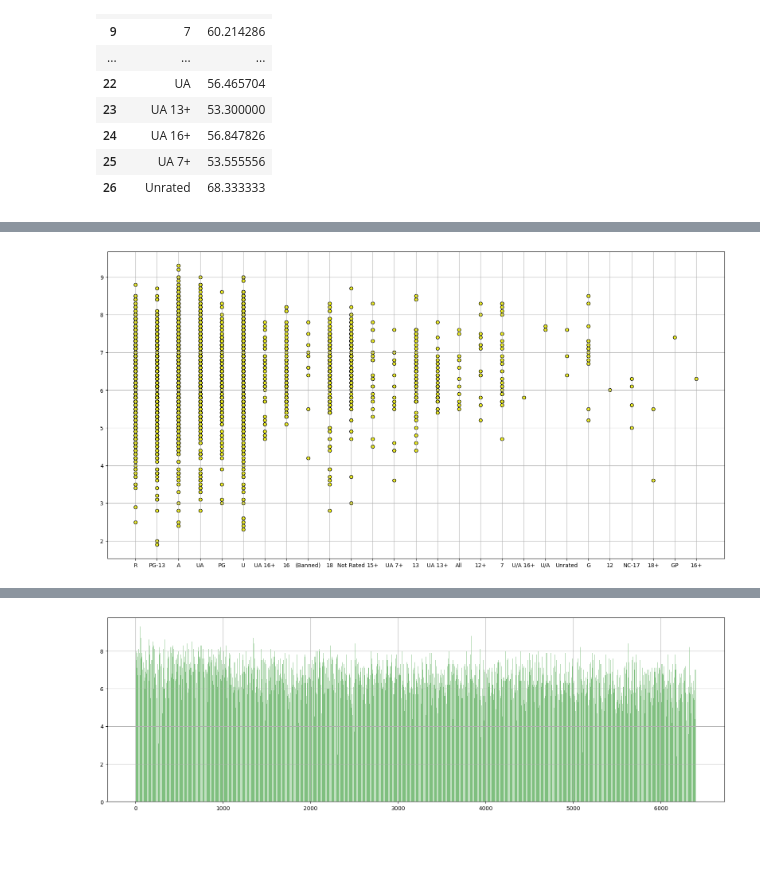
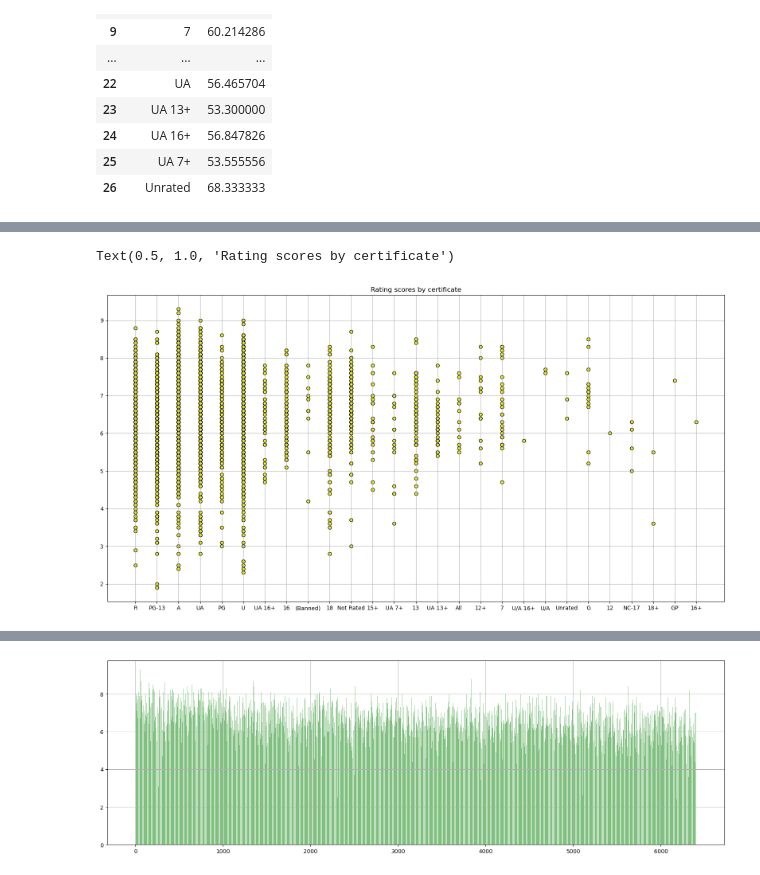
Before and after one commit to spandya3/project-01-MJJS, a Jupyter notebook: RatingAverages.ipynb, the cells around one changed output, grey strips where cells are left out. Drawn from its saved outputs; the diff is of its cells as text; code cells hidden in the pictures; blank space fills up the shorter version.

```diff
--- a/RatingAverages.ipynb
+++ b/RatingAverages.ipynb
@@ -127,11 +164,13 @@ plt.xticks(ticks=x_axis, labels=average_rating_df['Certificate'])
 # %%
-#Scatter Plot Version
+#Scatter Plot Version Rating
 x_axis = movie_data_df["Certificate"]
 y_axis = movie_data_df["Rating"]
 
 #Creating the figure size for Bargraph
 plt.figure(figsize=(20,10))
 plt.scatter(x_axis, y_axis, marker = "o", color = "yellow", edgecolors = "black")
 plt.grid()
+plt.title("Rating scores by certificate")
 # %% [output]
+Text(0.5, 1.0, 'Rating scores by certificate')
-[figure, old version]
+[figure, new version]
```
Also changed, not shown: parts of 5 cells of this notebook.
